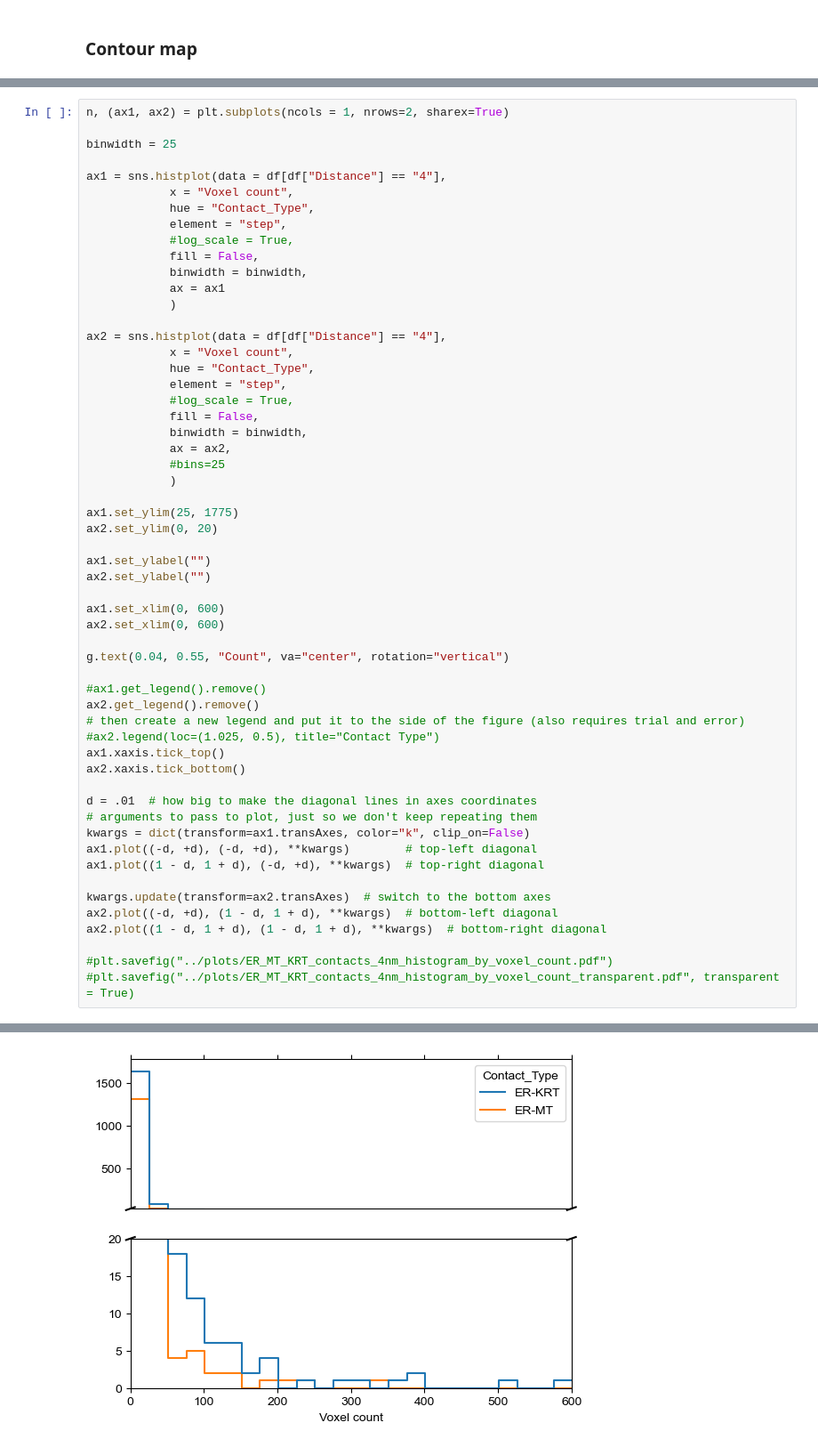
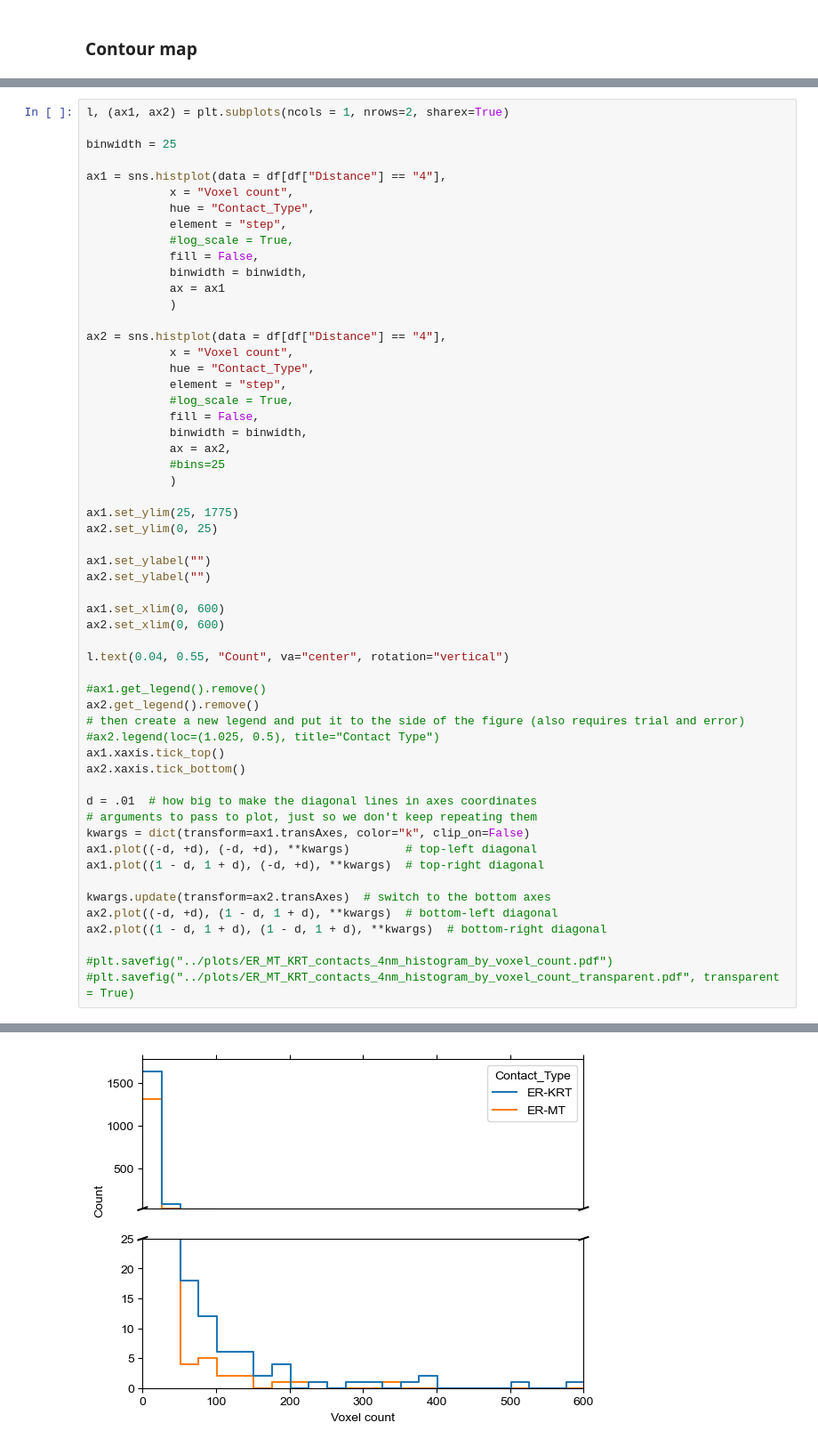
Before and after one commit to KowalczykLab/Desmosome-ER, a Jupyter notebook: ipynb/ER-contacts-with-keratin-and-microtubules.ipynb, the cells around one changed output, grey strips where cells are left out. Shown at 89% size. Drawn from its saved outputs; the diff is of its cells as text.

Commit message:
Add macros, plots, ipynb, rearrange for manuscript

```diff
--- a/ipynb/ER-contacts-with-keratin-and-microtubules.ipynb
+++ b/ipynb/ER-contacts-with-keratin-and-microtubules.ipynb
@@ -218,5 +221,5 @@ k = sns.jointplot(
 # %%
-n, (ax1, ax2) = plt.subplots(ncols = 1, nrows=2, sharex=True)
+l, (ax1, ax2) = plt.subplots(ncols = 1, nrows=2, sharex=True)
 
 binwidth = 25
 
@@ -242,35 +245,35 @@ ax2 = sns.histplot(data = df[df["Distance"] == "4"],
             )
 
 ax1.set_ylim(25, 1775)
-ax2.set_ylim(0, 20)
+ax2.set_ylim(0, 25)
 
 ax1.set_ylabel("")
 ax2.set_ylabel("")
 
 ax1.set_xlim(0, 600)
 ax2.set_xlim(0, 600)
 
-g.text(0.04, 0.55, "Count", va="center", rotation="vertical")
+l.text(0.04, 0.55, "Count", va="center", rotation="vertical")
 
 #ax1.get_legend().remove()
 ax2.get_legend().remove()
 # then create a new legend and put it to the side of the figure (also requires trial and error)
 #ax2.legend(loc=(1.025, 0.5), title="Contact Type")
 ax1.xaxis.tick_top()
 ax2.xaxis.tick_bottom()
 
 d = .01  # how big to make the diagonal lines in axes coordinates
 # arguments to pass to plot, just so we don't keep repeating them
 kwargs = dict(transform=ax1.transAxes, color="k", clip_on=False)
 ax1.plot((-d, +d), (-d, +d), **kwargs)        # top-left diagonal
 ax1.plot((1 - d, 1 + d), (-d, +d), **kwargs)  # top-right diagonal
 
 kwargs.update(transform=ax2.transAxes)  # switch to the bottom axes
 ax2.plot((-d, +d), (1 - d, 1 + d), **kwargs)  # bottom-left diagonal
 ax2.plot((1 - d, 1 + d), (1 - d, 1 + d), **kwargs)  # bottom-right diagonal
 
 #plt.savefig("../plots/ER_MT_KRT_contacts_4nm_histogram_by_voxel_count.pdf")
 #plt.savefig("../plots/ER_MT_KRT_contacts_4nm_histogram_by_voxel_count_transparent.pdf", transparent = True)
 # %% [output]
 [<matplotlib.lines.Line2D at 0x...>]
-[figure, old version]
+[figure, new version]
```
Also changed, not shown: parts of 4 cells of this notebook, 26 other files.
